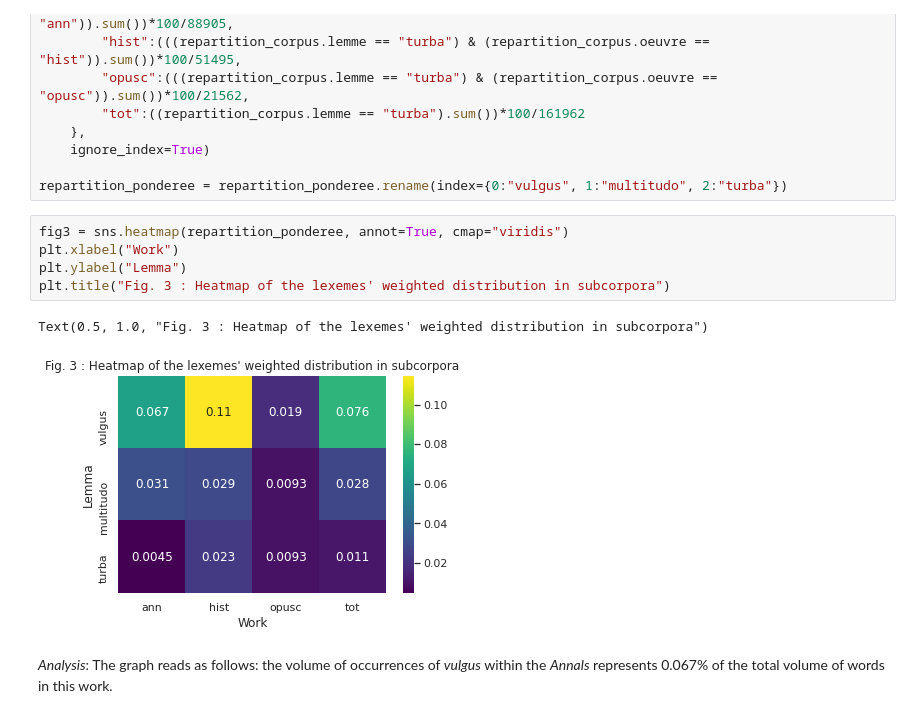
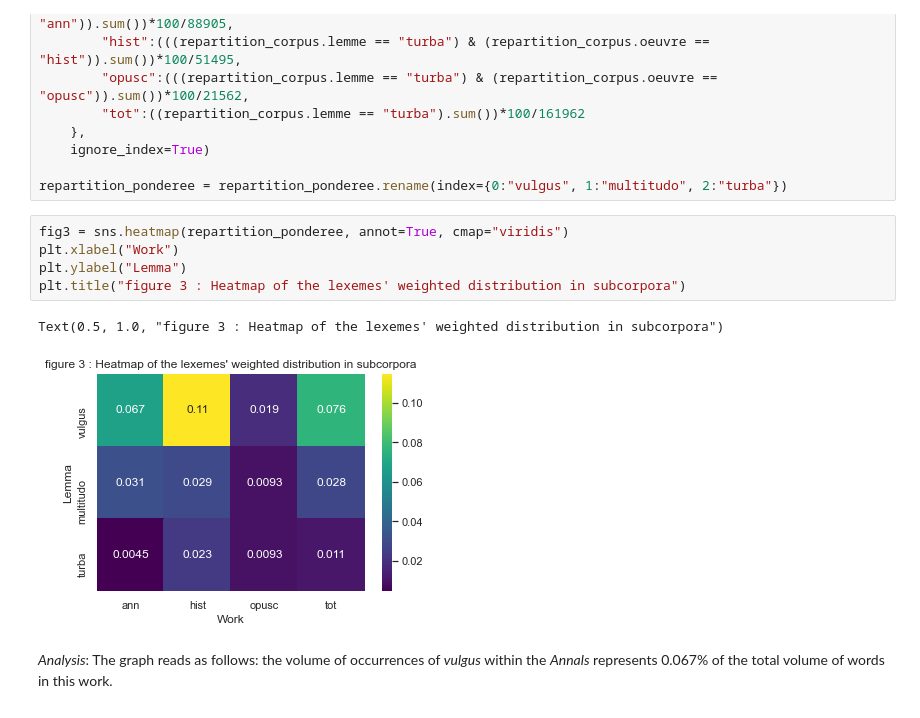
Before and after one commit to jdh-observer/issue01, a Jupyter notebook: namelesscrowd/The-Nameless-Crowd_anon_V3.ipynb, the cells around one changed output. Drawn from its saved outputs; the diff is of its cells as text.

Commit message:
Test/figure (#1)
* test with tag figure

* update anchor table-figure - correct labellig to repect lowercase

* correct anchor

```diff
--- a/namelesscrowd/The-Nameless-Crowd_anon_V3.ipynb
+++ b/namelesscrowd/The-Nameless-Crowd_anon_V3.ipynb
@@ -265,11 +261,11 @@ repartition_ponderee = repartition_ponderee.rename(index={0:"vulgus", 1:"multitu
 # %%
 fig3 = sns.heatmap(repartition_ponderee, annot=True, cmap="viridis")
 plt.xlabel("Work")
 plt.ylabel("Lemma")
-plt.title("Fig. 3 : Heatmap of the lexemes' weighted distribution in subcorpora")
+plt.title("figure 3 : Heatmap of the lexemes' weighted distribution in subcorpora")
 # %% [output]
-Text(0.5, 1.0, "Fig. 3 : Heatmap of the lexemes' weighted distribution in subcorpora")
+Text(0.5, 1.0, "figure 3 : Heatmap of the lexemes' weighted distribution in subcorpora")
-[figure, old version]
+[figure, new version]
 # %% [markdown]
 _Analysis_: The graph reads as follows: the volume of occurrences of _vulgus_ within the _Annals_ represents 0.067% of the total volume of words in this work.
 # %% [markdown]
```
Also changed, not shown: parts of 34 cells of this notebook.
